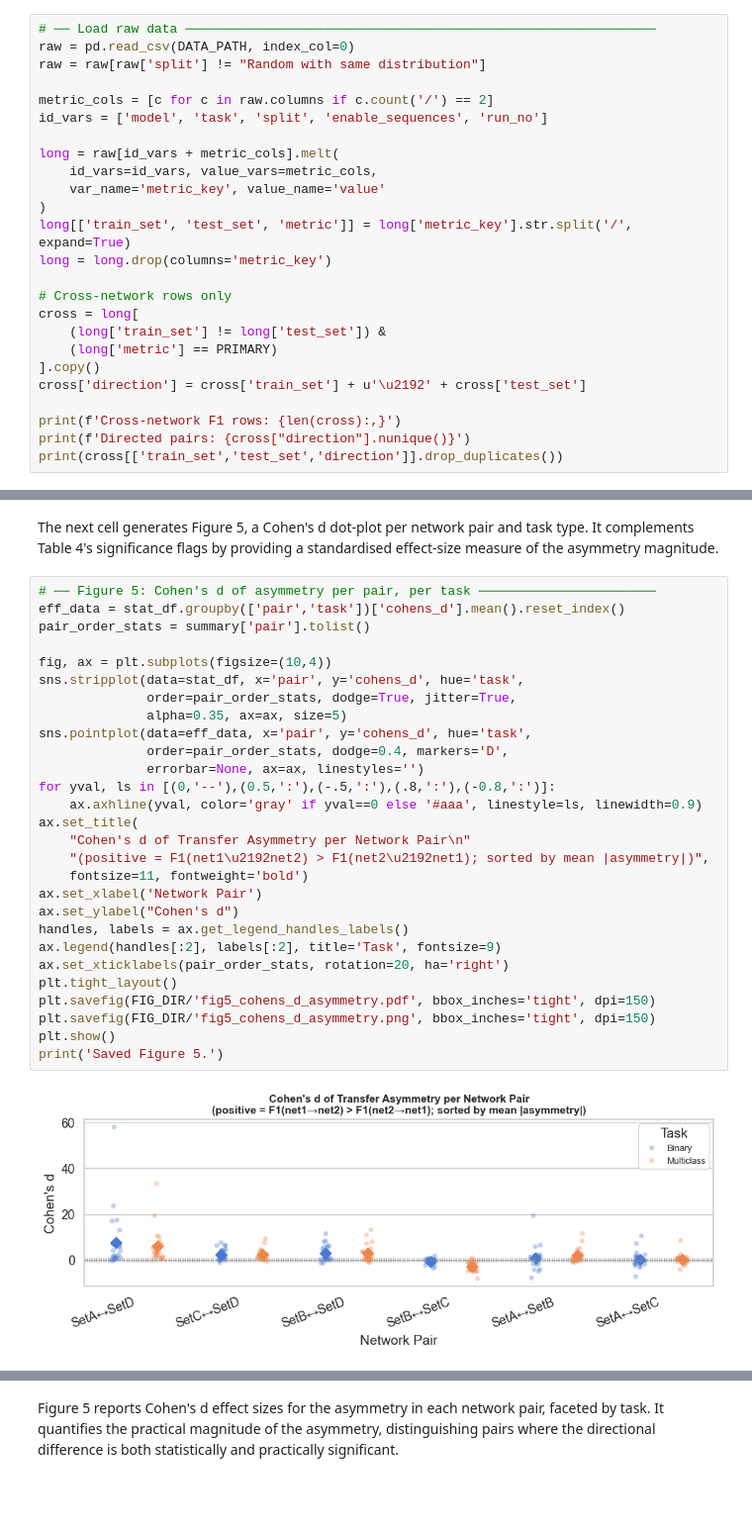
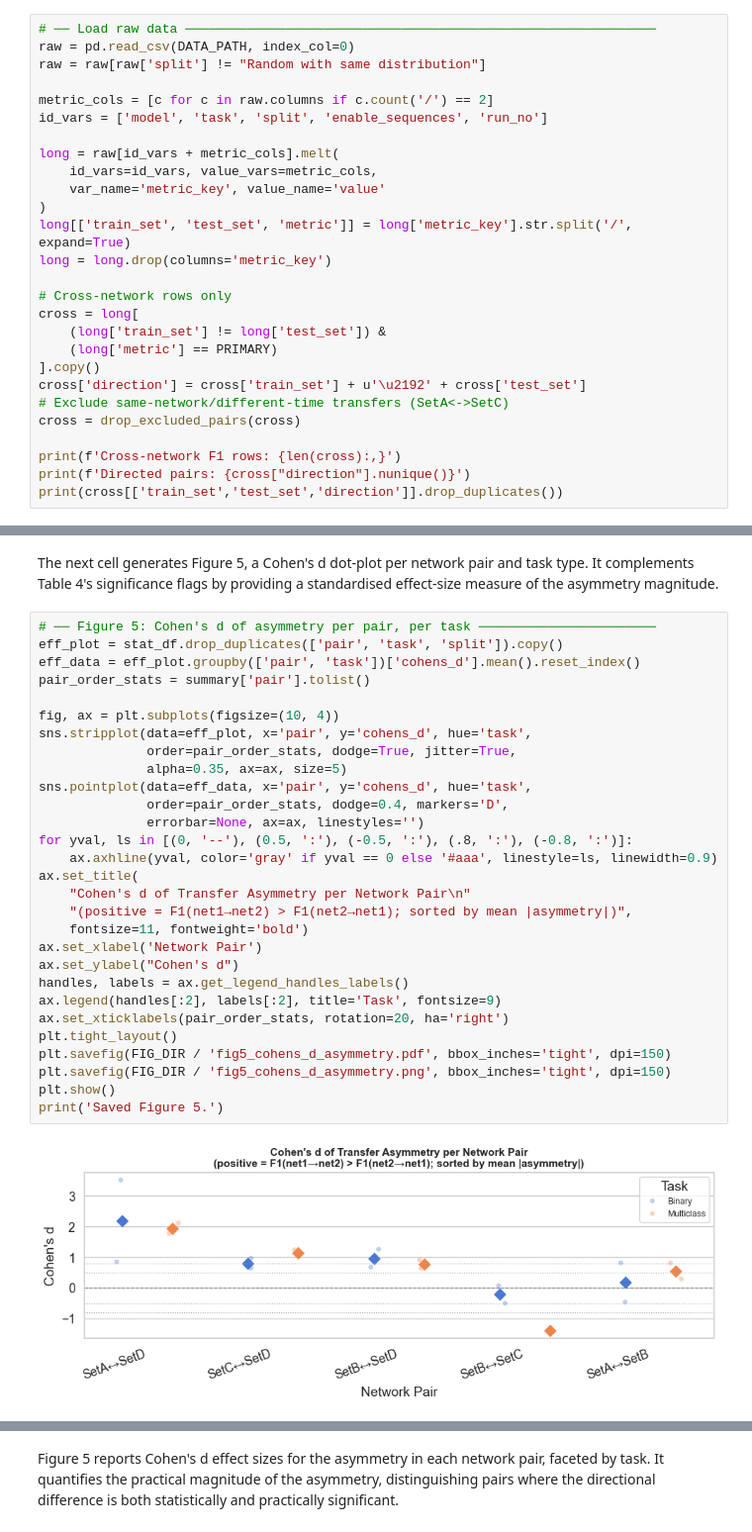
Before and after one commit to koumajos/ddos-results-analysis, a Jupyter notebook: Q4/Q4_analysis.ipynb, the cells around one changed output, grey strips where cells are left out. Shown at 99% size. Saved outputs shown, nothing was run; the diff lists cells and outputs as text; blank space fills up the shorter version.

```diff
--- a/Q4/Q4_analysis.ipynb
+++ b/Q4/Q4_analysis.ipynb
@@ -73,6 +101,8 @@ cross = long[
     (long['metric'] == PRIMARY)
 ].copy()
 cross['direction'] = cross['train_set'] + u'\u2192' + cross['test_set']
+# Exclude same-network/different-time transfers (SetA<->SetC)
+cross = drop_excluded_pairs(cross)
 
 print(f'Cross-network F1 rows: {len(cross):,}')
 print(f'Directed pairs: {cross["direction"].nunique()}')
@@ -526,34 +577,35 @@ Figure 4 is a heatmap where rows are models and columns are networks, with colou
 The next cell generates Figure 5, a Cohen's d dot-plot per network pair and task type. It complements Table 4's significance flags by providing a standardised effect-size measure of the asymmetry magnitude.
 # %%
 # ── Figure 5: Cohen's d of asymmetry per pair, per task ───────────────────────
-eff_data = stat_df.groupby(['pair','task'])['cohens_d'].mean().reset_index()
+eff_plot = stat_df.drop_duplicates(['pair', 'task', 'split']).copy()
+eff_data = eff_plot.groupby(['pair', 'task'])['cohens_d'].mean().reset_index()
 pair_order_stats = summary['pair'].tolist()
 
-fig, ax = plt.subplots(figsize=(10,4))
-sns.stripplot(data=stat_df, x='pair', y='cohens_d', hue='task',
+fig, ax = plt.subplots(figsize=(10, 4))
+sns.stripplot(data=eff_plot, x='pair', y='cohens_d', hue='task',
               order=pair_order_stats, dodge=True, jitter=True,
               alpha=0.35, ax=ax, size=5)
 sns.pointplot(data=eff_data, x='pair', y='cohens_d', hue='task',
               order=pair_order_stats, dodge=0.4, markers='D',
               errorbar=None, ax=ax, linestyles='')
-for yval, ls in [(0,'--'),(0.5,':'),(-.5,':'),(.8,':'),(-0.8,':')]:
-    ax.axhline(yval, color='gray' if yval==0 else '#aaa', linestyle=ls, linewidth=0.9)
+for yval, ls in [(0, '--'), (0.5, ':'), (-0.5, ':'), (.8, ':'), (-0.8, ':')]:
+    ax.axhline(yval, color='gray' if yval == 0 else '#aaa', linestyle=ls, linewidth=0.9)
 ax.set_title(
     "Cohen's d of Transfer Asymmetry per Network Pair\n"
-    "(positive = F1(net1\u2192net2) > F1(net2\u2192net1); sorted by mean |asymmetry|)",
+    "(positive = F1(net1→net2) > F1(net2→net1); sorted by mean |asymmetry|)",
     fontsize=11, fontweight='bold')
 ax.set_xlabel('Network Pair')
 ax.set_ylabel("Cohen's d")
 handles, labels = ax.get_legend_handles_labels()
 ax.legend(handles[:2], labels[:2], title='Task', fontsize=9)
 ax.set_xticklabels(pair_order_stats, rotation=20, ha='right')
 plt.tight_layout()
-plt.savefig(FIG_DIR/'fig5_cohens_d_asymmetry.pdf', bbox_inches='tight', dpi=150)
-plt.savefig(FIG_DIR/'fig5_cohens_d_asymmetry.png', bbox_inches='tight', dpi=150)
+plt.savefig(FIG_DIR / 'fig5_cohens_d_asymmetry.pdf', bbox_inches='tight', dpi=150)
+plt.savefig(FIG_DIR / 'fig5_cohens_d_asymmetry.png', bbox_inches='tight', dpi=150)
 plt.show()
 print('Saved Figure 5.')
 # %% [output]
-[figure, old version]
+[figure, new version]
 Saved Figure 5.
 # %% [markdown]
 Figure 5 reports Cohen's d effect sizes for the asymmetry in each network pair, faceted by task. It quantifies the practical magnitude of the asymmetry, distinguishing pairs where the directional difference is both statistically and practically significant.
```
Also changed, not shown: parts of 21 cells of this notebook, 31 other files.
